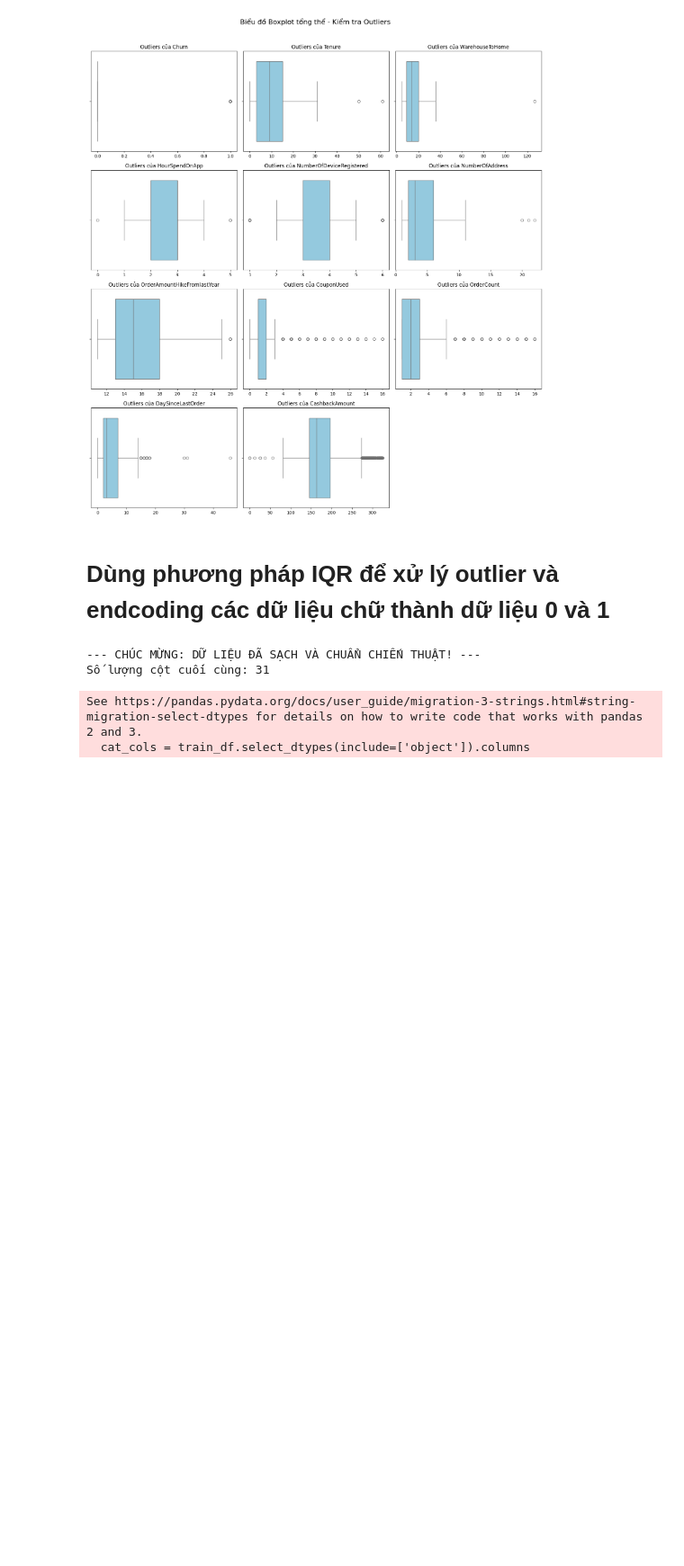
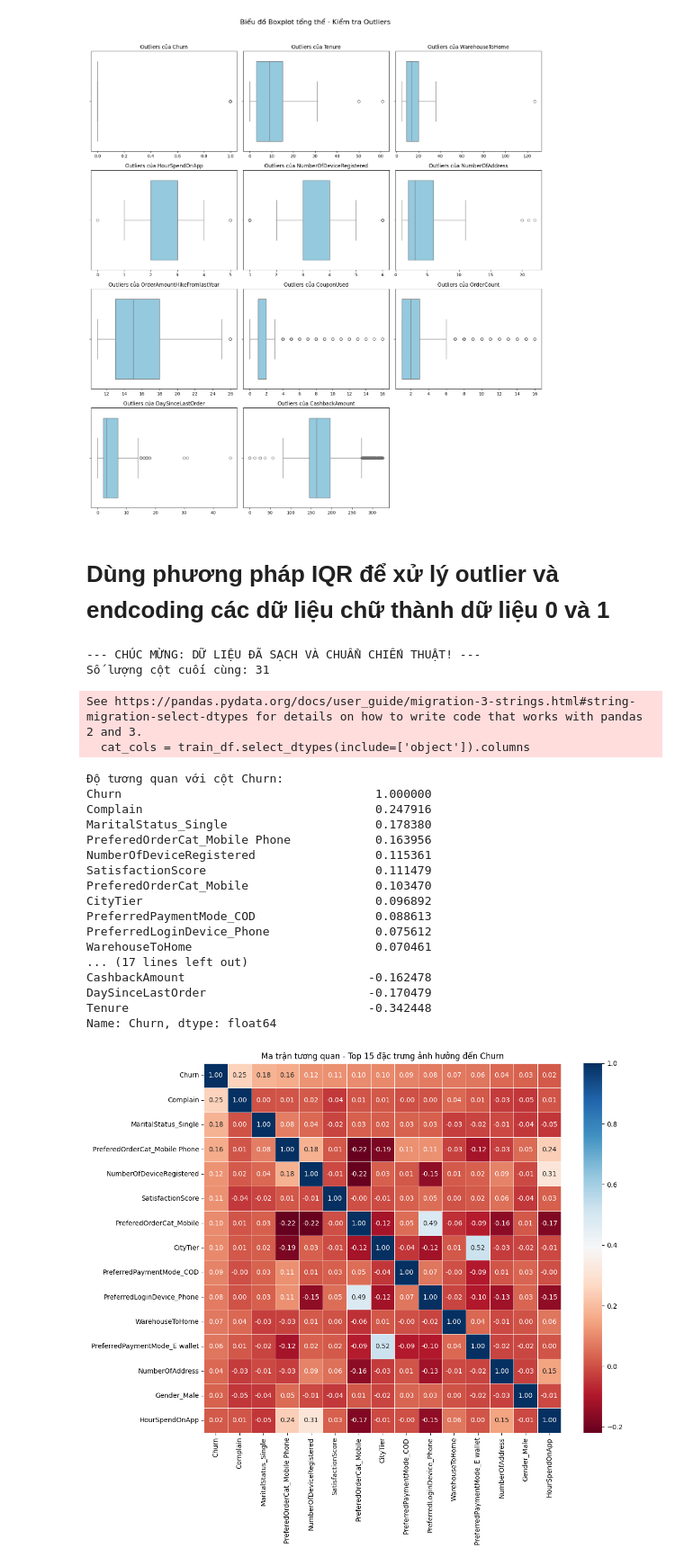
Before and after one commit to AIVIETNAM-AIO-Lucyna/Churn-Prediction, a Jupyter notebook: notebooks/eda.ipynb, the cells around one changed output. Shown at 90% size. Cells and saved outputs as stored; diff of their text form; code cells hidden in the pictures; blank space fills up the shorter version.

```diff
--- a/notebooks/eda.ipynb
+++ b/notebooks/eda.ipynb
@@ -224,3 +224,49 @@ print(f"Số lượng cột cuối cùng: {train_final.shape[1]}")
 Số lượng cột cuối cùng: 31
 See https://pandas.pydata.org/docs/user_guide/migration-3-strings.html#string-migration-select-dtypes for details on how to write code that works with pandas 2 and 3.
   cat_cols = train_df.select_dtypes(include=['object']).columns
+# %%
+import matplotlib.pyplot as plt
+import seaborn as sns
+
+# 1. Tính ma trận tương quan
+# Lưu ý: ma trận này chỉ tính được trên dữ liệu số (đã encode)
+corr_matrix = train_final.corr()
+
+# 2. Xem độ tương quan của các biến đối với biến mục tiêu Churn
+# Sắp xếp giảm dần để thấy biến nào ảnh hưởng mạnh nhất
+target_corr = corr_matrix['Churn'].sort_values(ascending=False)
+print("Độ tương quan với cột Churn:")
+print(target_corr)
+
+# 3. Vẽ biểu đồ Heatmap cho toàn bộ các đặc trưng
+# Chọn top các biến có tương quan cao nhất để biểu đồ không bị quá dày đặc
+top_features = target_corr.index[:15] # Lấy top 15 biến tương quan mạnh nhất
+
+plt.figure(figsize=(12, 10))
+sns.heatmap(train_final[top_features].corr(),
+            annot=True,
+            fmt=".2f",
+            cmap='RdBu', # Màu đỏ (tương quan dương), Xanh (tương quan âm)
+            linewidths=0.5)
+
+plt.title('Ma trận tương quan - Top 15 đặc trưng ảnh hưởng đến Churn')
+plt.show()
+# %% [output]
+Độ tương quan với cột Churn:
+Churn                                    1.000000
+Complain                                 0.247916
+MaritalStatus_Single                     0.178380
+PreferedOrderCat_Mobile Phone            0.163956
+NumberOfDeviceRegistered                 0.115361
+SatisfactionScore                        0.111479
+PreferedOrderCat_Mobile                  0.103470
+CityTier                                 0.096892
+PreferredPaymentMode_COD                 0.088613
+PreferredLoginDevice_Phone               0.075612
+WarehouseToHome                          0.070461
+... (17 lines left out)
+CashbackAmount                          -0.162478
+DaySinceLastOrder                       -0.170479
+Tenure                                  -0.342448
+Name: Churn, dtype: float64
+[figure, added]
```
